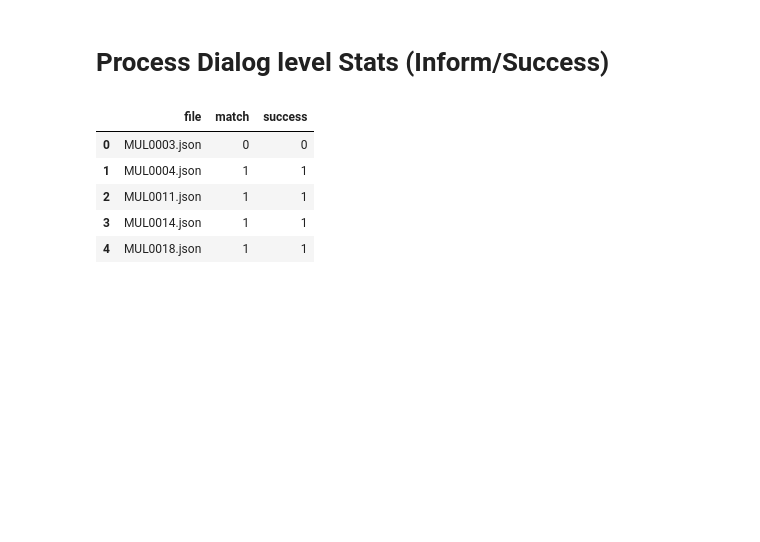
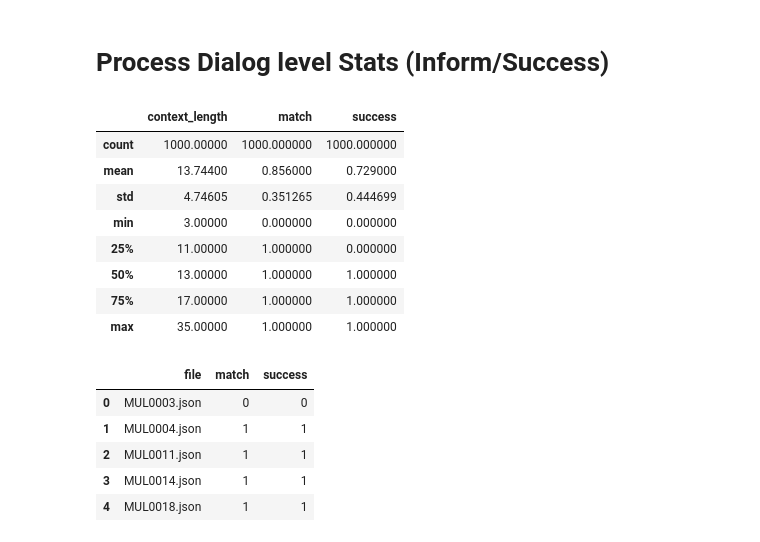
Before and after one commit to bsantraigi/Hierarchical-Transformer-Dialog, a Jupyter notebook: error_reader.ipynb, the cells around one changed output. Drawn from its saved outputs; the diff is of its cells as text; code cells hidden in the pictures; blank space fills up the shorter version.

```diff
--- a/error_reader.ipynb
+++ b/error_reader.ipynb
@@ -406,6 +406,18 @@ response_lengths.mean()
 df_temp = df.groupby('file')[['context_length']].max().reset_index()
 df_temp['file'] = df_temp.apply(lambda r: r['file']+'.json', 1)
 df_combo = pd.merge(df_temp, df_stats, how='inner', on='file')
+# %%
+df_combo.describe()
+# %% [output]
+|  | context_length | match | success |
+| count | 1000.00000 | 1000.000000 | 1000.000000 |
+| mean | 13.74400 | 0.856000 | 0.729000 |
+| std | 4.74605 | 0.351265 | 0.444699 |
+| min | 3.00000 | 0.000000 | 0.000000 |
+| 25% | 11.00000 | 1.000000 | 0.000000 |
+| 50% | 13.00000 | 1.000000 | 1.000000 |
+| 75% | 17.00000 | 1.000000 | 1.000000 |
+| max | 35.00000 | 1.000000 | 1.000000 |
 # %%
 df_combo.head()
 # %% [output]
```
